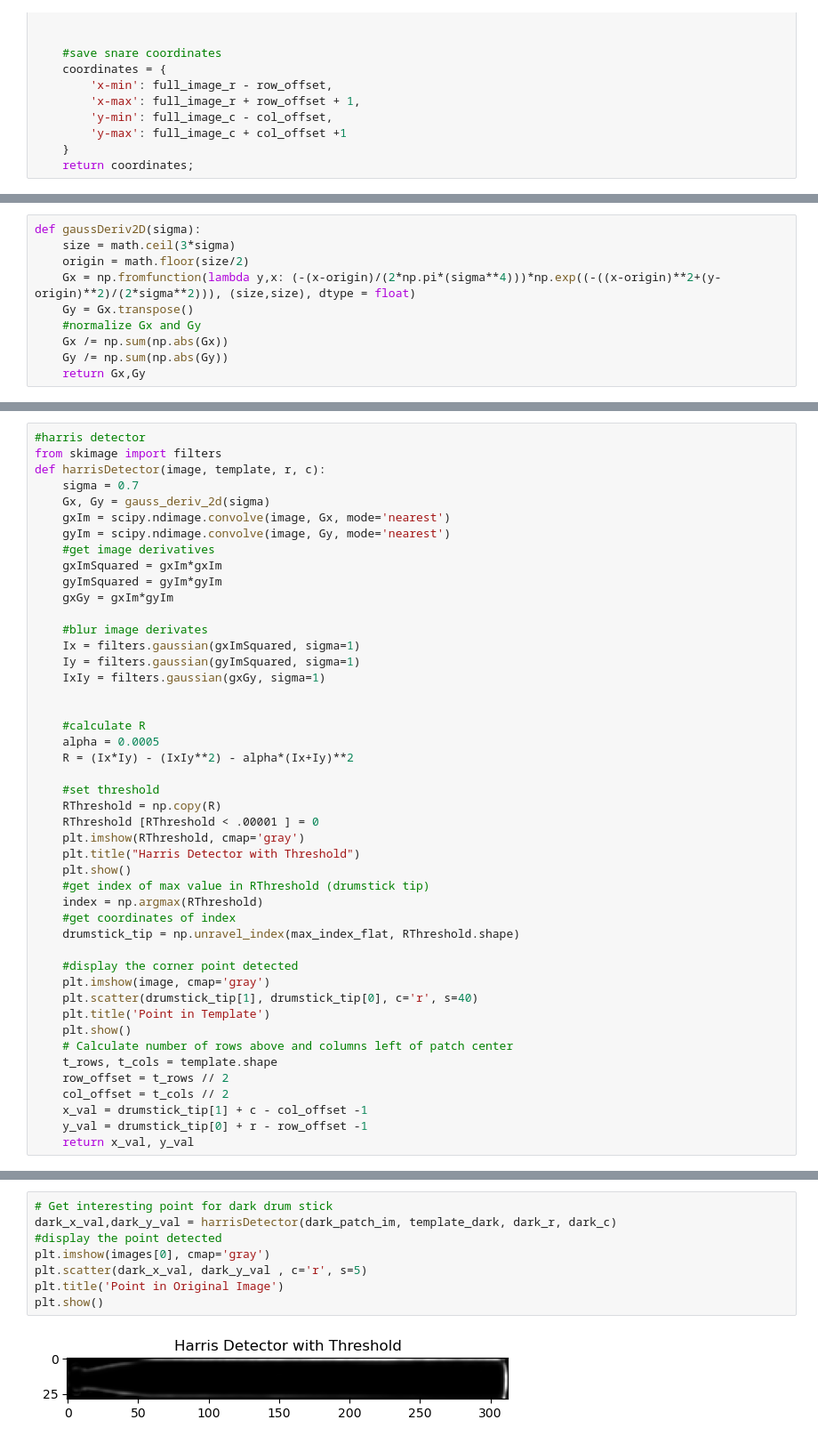
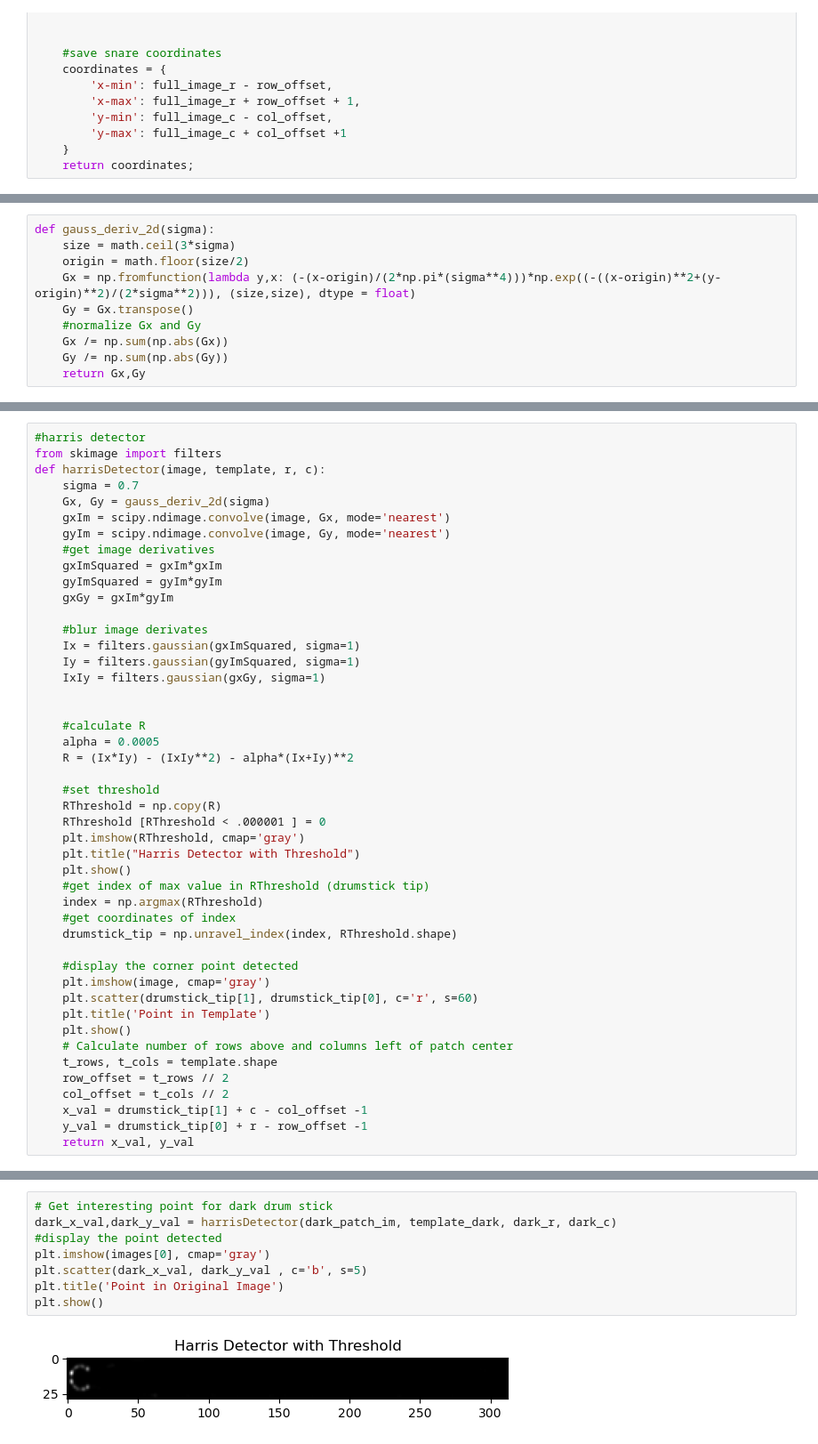
Before and after one commit to jessie-kong/Virtual-Drum-Kit, a Jupyter notebook: main.ipynb, the cells around one changed output, grey strips where cells are left out. Shown at 89% size. Saved outputs shown, nothing was run; the diff lists cells and outputs as text.

Commit message:
updated drumstick tip tracking

```diff
--- a/main.ipynb
+++ b/main.ipynb
@@ -659,5 +632,5 @@ Crash Cymbal Region:  {'x-min': 230, 'x-max': 321, 'y-min': 1131, 'y-max': 1418}
 # %%
-def gaussDeriv2D(sigma):
+def gauss_deriv_2d(sigma):
     size = math.ceil(3*sigma)
     origin = math.floor(size/2)
     Gx = np.fromfunction(lambda y,x: (-(x-origin)/(2*np.pi*(sigma**4)))*np.exp((-((x-origin)**2+(y-origin)**2)/(2*sigma**2))), (size,size), dtype = float)
@@ -734,18 +664,18 @@ def harrisDetector(image, template, r, c):
 
     #set threshold
     RThreshold = np.copy(R)
-    RThreshold [RThreshold < .00001 ] = 0
+    RThreshold [RThreshold < .000001 ] = 0
     plt.imshow(RThreshold, cmap='gray')
     plt.title("Harris Detector with Threshold")
     plt.show()
     #get index of max value in RThreshold (drumstick tip)
     index = np.argmax(RThreshold)
     #get coordinates of index
-    drumstick_tip = np.unravel_index(max_index_flat, RThreshold.shape)
+    drumstick_tip = np.unravel_index(index, RThreshold.shape)
 
     #display the corner point detected
     plt.imshow(image, cmap='gray')
-    plt.scatter(drumstick_tip[1], drumstick_tip[0], c='r', s=40)
+    plt.scatter(drumstick_tip[1], drumstick_tip[0], c='r', s=60)
     plt.title('Point in Template')
     plt.show()
     # Calculate number of rows above and columns left of patch center
@@ -770,10 +702,10 @@ plt.show()
 # %%
 # Get interesting point for dark drum stick
 dark_x_val,dark_y_val = harrisDetector(dark_patch_im, template_dark, dark_r, dark_c)
 #display the point detected
 plt.imshow(images[0], cmap='gray')
-plt.scatter(dark_x_val, dark_y_val , c='r', s=5)
+plt.scatter(dark_x_val, dark_y_val , c='b', s=5)
 plt.title('Point in Original Image')
 plt.show()
 # %% [output]
-[figure, old version]
+[figure, new version]
```
Also changed, not shown: parts of 18 cells of this notebook.
